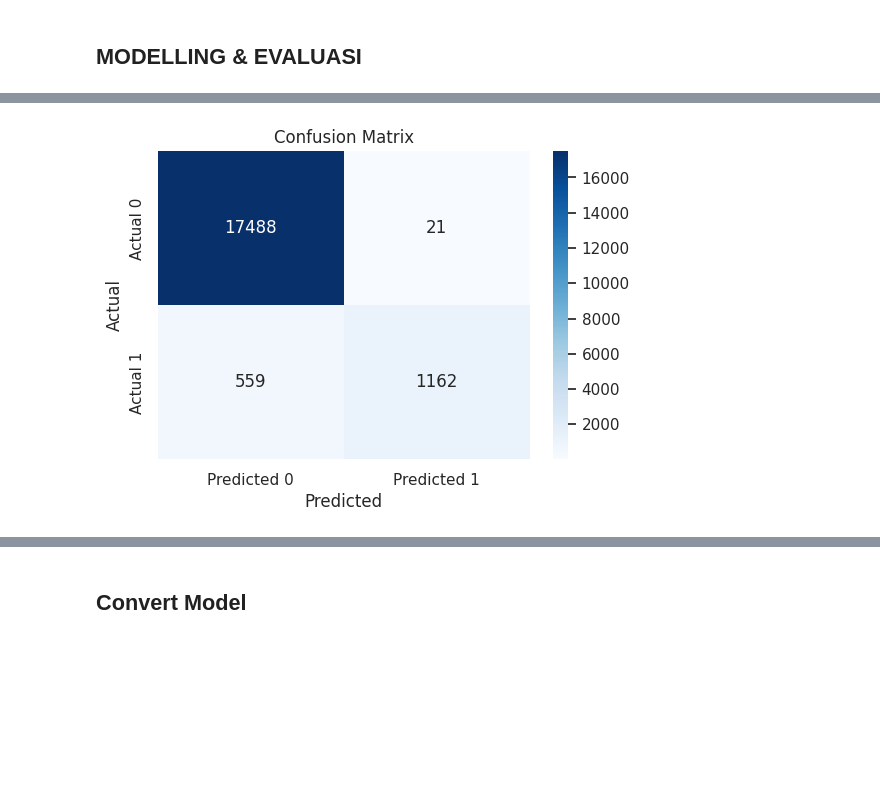
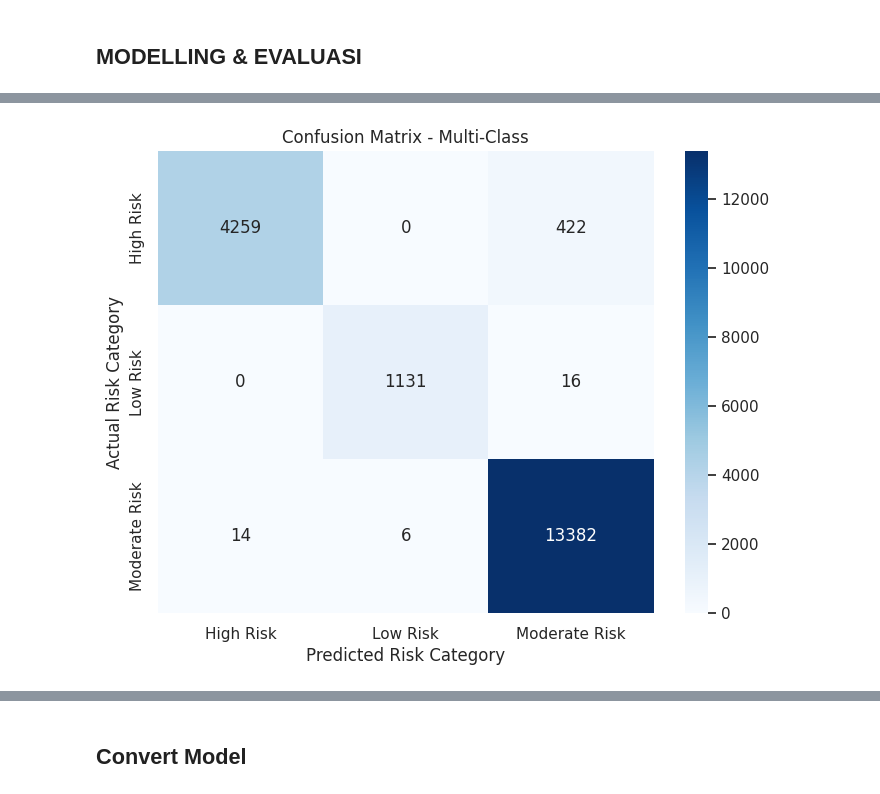
Before and after one commit to SweetAware/sweetaware-model, a Jupyter notebook: notebook.ipynb, the cells around one changed output, grey strips where cells are left out. Drawn from its saved outputs; the diff is of its cells as text; code cells hidden in the pictures; blank space fills up the shorter version.

Commit message:
Upate Model

```diff
--- a/notebook.ipynb
+++ b/notebook.ipynb
@@ -278,25 +309,25 @@ model = keras.Sequential([
 ])
 # %%
-model.compile(optimizer='adam',
-              loss='binary_crossentropy',
-              metrics=['accuracy'])
+# Menggunakan 'categorical_crossentropy' untuk loss function
+model_multiclass.compile(optimizer='adam',
+                         loss='categorical_crossentropy',
+                         metrics=['accuracy'])
 # %%
 from tensorflow.keras.callbacks import EarlyStopping
 
-# Buat callback EarlyStopping
 early_stop = EarlyStopping(
     monitor='val_loss',
-    patience=5,           # Berhenti jika tidak ada perbaikan selama 5 epoch
+    patience=5,
     restore_best_weights=True
 )
 
-# Latih model dengan callback
-model.fit(
-    X_train, y_train,
+# Latih model baru
+model_multiclass.fit(
+    X_train, y_train_cat,  # Gunakan y_train_cat
     epochs=100,
     batch_size=32,
     validation_split=0.2,
-    callbacks=[early_stop],  # Tambahkan di sini
+    callbacks=[early_stop],
     verbose=1
 )
 # %% [output]
@@ -327,32 +358,44 @@ Akurasi pada data test: 0.97
 # %%
-# Prediksi probabilitas kelas positif
-y_pred_prob = model.predict(X_test).flatten()  # pastikan bentuknya 1D
+# Prediksi probabilitas untuk setiap kelas pada data test
+y_pred_prob_multi = model_multiclass.predict(X_test)
 
-# Ubah probabilitas ke kelas 0 atau 1 dengan threshold 0.5
-y_pred = (y_pred_prob > 0.5).astype(int)
+# Ambil kelas dengan probabilitas tertinggi sebagai prediksi akhir (0, 1, atau 2)
+y_pred_multi = np.argmax(y_pred_prob_multi, axis=1)
 
-# Hitung confusion matrix
-cm = confusion_matrix(y_test, y_pred)
+# Kita juga memerlukan label y_test dalam format indeks (bukan one-hot) untuk confusion matrix
+y_test_indices = np.argmax(y_test_cat, axis=1)
 
-# Tampilkan confusion matrix dengan heatmap seaborn
-plt.figure(figsize=(6,4))
-sns.heatmap(cm, annot=True, fmt='d', cmap='Blues',
-            xticklabels=['Predicted 0', 'Predicted 1'],
-            yticklabels=['Actual 0', 'Actual 1'])
-plt.xlabel('Predicted')
-plt.ylabel('Actual')
-plt.title('Confusion Matrix')
+# Definisikan label kategori risiko untuk plotting
+risk_labels = label_encoders['risk_category'].classes_
+
+# --- Confusion Matrix untuk 3 Kelas ---
+cm_multi = confusion_matrix(y_test_indices, y_pred_multi)
+
+plt.figure(figsize=(8, 6))
+sns.heatmap(cm_multi, annot=True, fmt='d', cmap='Blues',
+            xticklabels=risk_labels,
+            yticklabels=risk_labels)
+plt.xlabel('Predicted Risk Category')
+plt.ylabel('Actual Risk Category')
+plt.title('Confusion Matrix - Multi-Class')
 plt.show()
 
-# Hitung metrik satu per satu
-accuracy  = accuracy_score(y_test, y_pred)
-precision = precision_score(y_test, y_pred)
-recall    = recall_score(y_test, y_pred)
-f1        = f1_score(y_test, y_pred)
-auc       = roc_auc_score(y_test, y_pred_prob)
 
-# Cetak metrik secara eksplisit
-print("Evaluation Metrics:")
+# --- Laporan Klasifikasi Lengkap ---
+print("Classification Report:\\n")
+print(classification_report(y_test_indices, y_pred_multi, target_names=risk_labels))
+
+
+# --- Metrik Evaluasi Secara Eksplisit ---
+accuracy = accuracy_score(y_test_indices, y_pred_multi)
+# Menggunakan average='weighted' untuk memperhitungkan ketidakseimbangan kelas
+precision = precision_score(y_test_indices, y_pred_multi, average='weighted')
+recall = recall_score(y_test_indices, y_pred_multi, average='weighted')
+f1 = f1_score(y_test_indices, y_pred_multi, average='weighted')
+# Menggunakan One-vs-Rest (ovr) untuk AUC pada multi-kelas
+auc = roc_auc_score(y_test_cat, y_pred_prob_multi, multi_class='ovr', average='weighted')
+
+print("\\nEvaluation Metrics (Weighted Avg):")
 print(f"Accuracy : {accuracy:.4f}")
 print(f"Precision: {precision:.4f}")
 print(f"Recall   : {recall:.4f}")
@@ -363 +406 @@ print(f"AUC-ROC  : {auc:.4f}")
-[figure, old version]
+[figure, new version]
```
Also changed, not shown: parts of 21 cells of this notebook.
